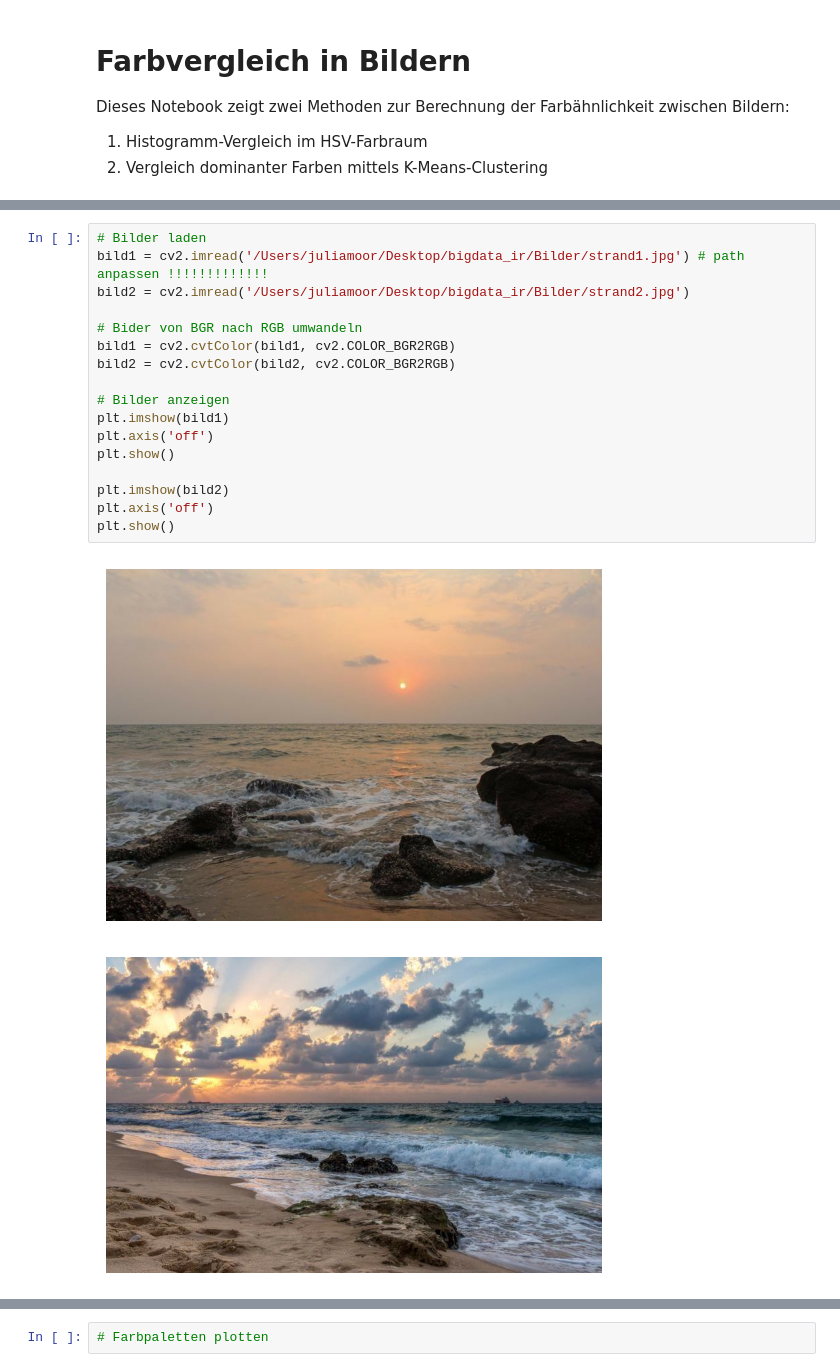
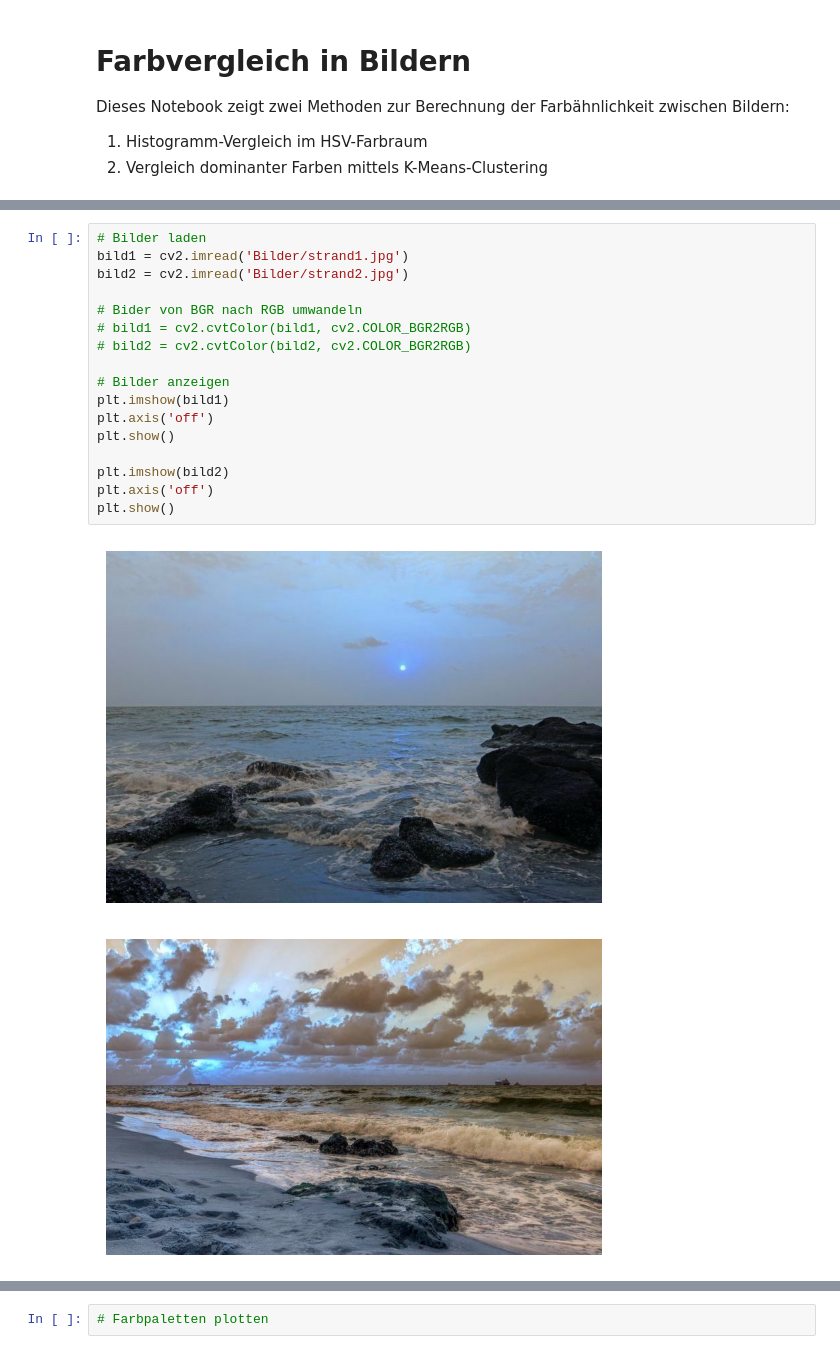
Before and after one commit to Juli-amo/bigdata_ir, a Jupyter notebook: Color_Similarity.ipynb, the cells around one changed output, grey strips where cells are left out. Drawn from its saved outputs; the diff is of its cells as text.

```diff
--- a/Color_Similarity.ipynb
+++ b/Color_Similarity.ipynb
@@ -17,23 +14,23 @@ Intel MKL WARNING: Support of Intel(R) Streaming SIMD Extensions 4.2 (Intel(R) S
 # %%
 # Bilder laden
-bild1 = cv2.imread('/Users/juliamoor/Desktop/bigdata_ir/Bilder/strand1.jpg') # path anpassen !!!!!!!!!!!!!
-bild2 = cv2.imread('/Users/juliamoor/Desktop/bigdata_ir/Bilder/strand2.jpg')
+bild1 = cv2.imread('Bilder/strand1.jpg')
+bild2 = cv2.imread('Bilder/strand2.jpg')
 
 # Bider von BGR nach RGB umwandeln
-bild1 = cv2.cvtColor(bild1, cv2.COLOR_BGR2RGB)
-bild2 = cv2.cvtColor(bild2, cv2.COLOR_BGR2RGB)
+# bild1 = cv2.cvtColor(bild1, cv2.COLOR_BGR2RGB)
+# bild2 = cv2.cvtColor(bild2, cv2.COLOR_BGR2RGB)
 
 # Bilder anzeigen
 plt.imshow(bild1)
 plt.axis('off')
 plt.show()
 
 plt.imshow(bild2)
 plt.axis('off')
 plt.show()
 # %% [output]
-[figure, old version]
+[figure, new version]
-[figure, old version]
+[figure, new version]
 # %% [markdown]
 Methode 1: Histogrammvergleich
 
```
Also changed, not shown: parts of 5 cells of this notebook, 1 other file.
